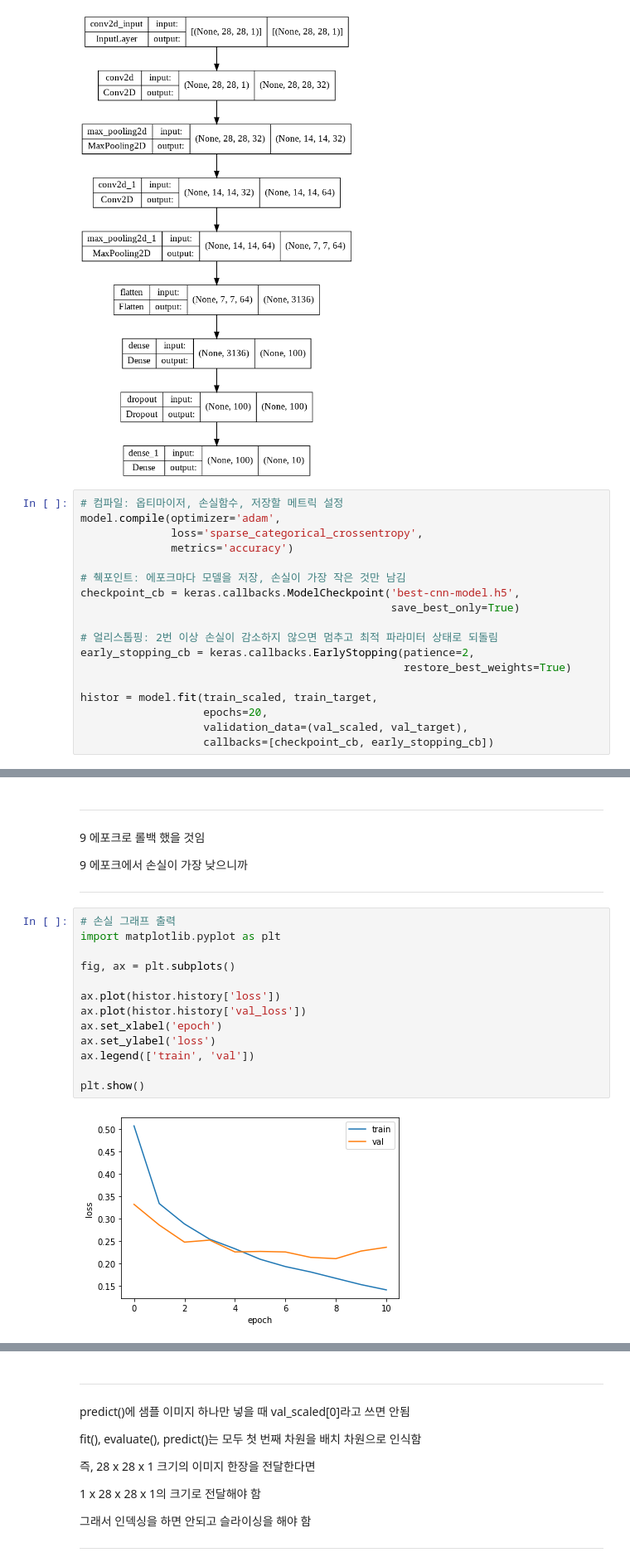
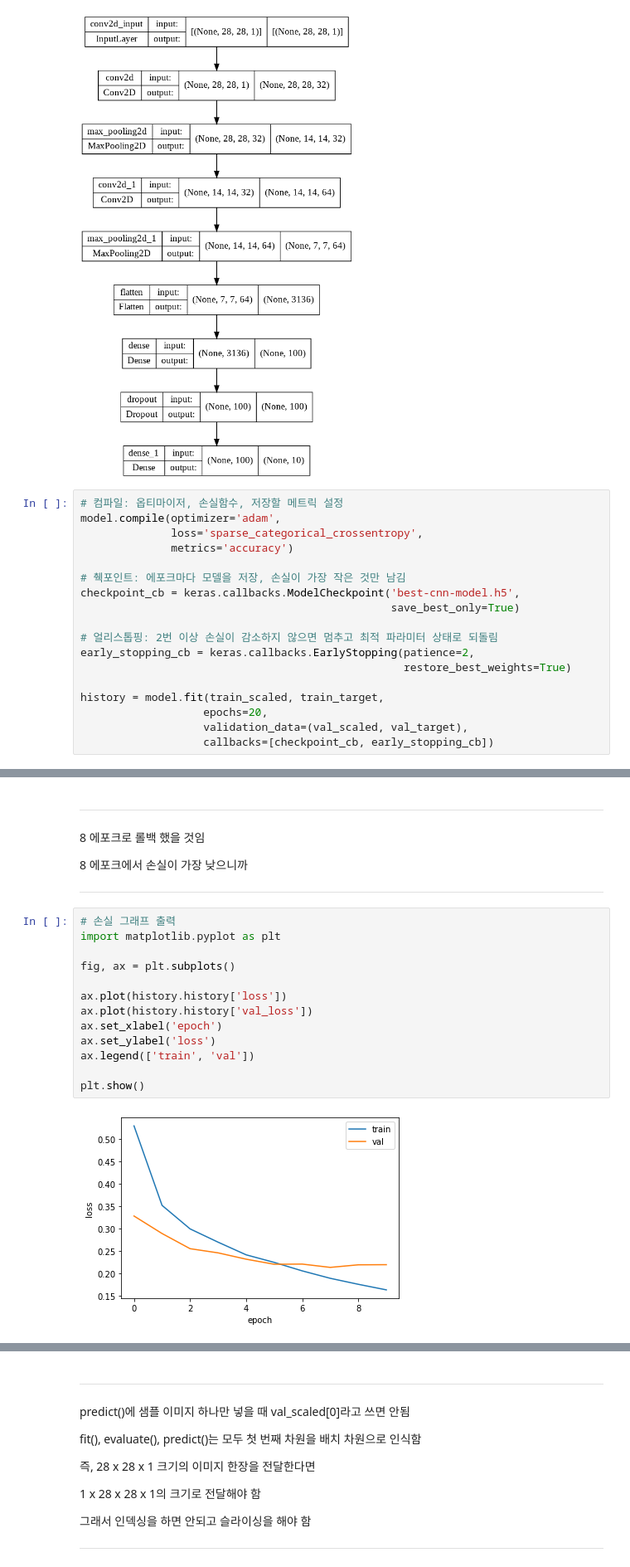
Before and after one commit to keizikang/self_study_mldl, a Jupyter notebook: 혼공머신_8장.ipynb, the cells around one changed output, grey strips where cells are left out. Shown: that part at 83% size. Cells and saved outputs as stored; diff of their text form.

```diff
--- a/혼공머신_8장.ipynb
+++ b/혼공머신_8장.ipynb
@@ -147,7 +159,7 @@ checkpoint_cb = keras.callbacks.ModelCheckpoint('best-cnn-model.h5',
 early_stopping_cb = keras.callbacks.EarlyStopping(patience=2,
                                                   restore_best_weights=True)
 
-histor = model.fit(train_scaled, train_target,
+history = model.fit(train_scaled, train_target,
                    epochs=20,
                    validation_data=(val_scaled, val_target),
                    callbacks=[checkpoint_cb, early_stopping_cb])
@@ -172,26 +187,26 @@ Epoch 11/20
 # %% [markdown]
 ---
 
-9 에포크로 롤백 했을 것임
+8 에포크로 롤백 했을 것임
 
-9 에포크에서 손실이 가장 낮으니까
+8 에포크에서 손실이 가장 낮으니까
 
 ---
 # %%
 # 손실 그래프 출력
 import matplotlib.pyplot as plt
 
 fig, ax = plt.subplots()
 
-ax.plot(histor.history['loss'])
-ax.plot(histor.history['val_loss'])
+ax.plot(history.history['loss'])
+ax.plot(history.history['val_loss'])
 ax.set_xlabel('epoch')
 ax.set_ylabel('loss')
 ax.legend(['train', 'val'])
 
 plt.show()
 # %% [output]
-[figure, old version]
+[figure, new version]
 # %%
 # 최적 파라미터 상태가 지금 model에 저장되어 있음
 # 평가
```
Also changed, not shown: parts of 13 cells of this notebook.
